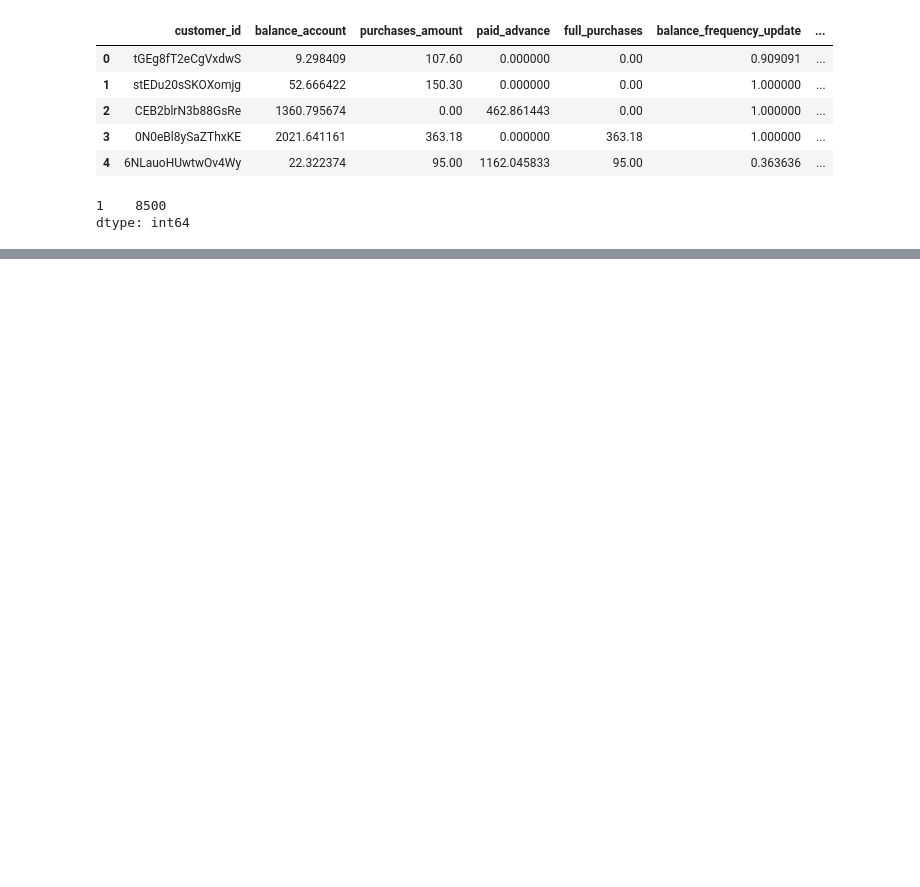
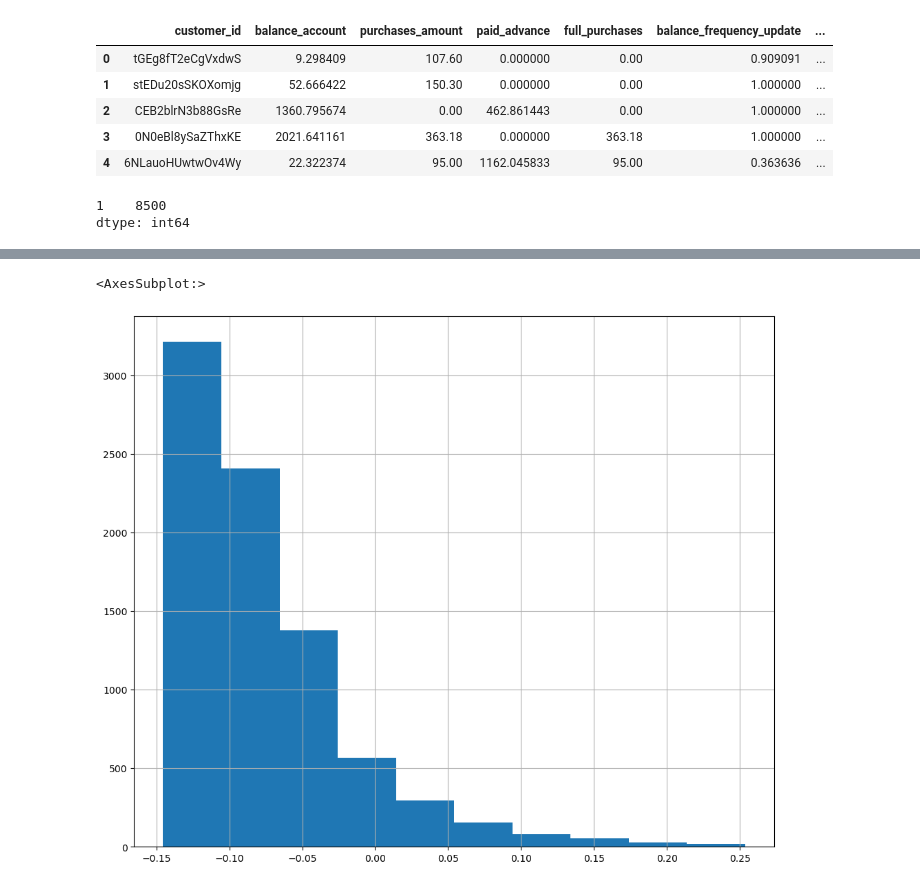
Before and after one commit to Rojoser/Credit-Card-Segmentation, a Jupyter notebook: Agus/Customer_Segmentation_Outlier_Detection.ipynb, the cells around one changed output, grey strips where cells are left out. Saved outputs shown, nothing was run; the diff lists cells and outputs as text; code cells hidden in the pictures; blank space fills up the shorter version.

```diff
--- a/Agus/Customer_Segmentation_Outlier_Detection.ipynb
+++ b/Agus/Customer_Segmentation_Outlier_Detection.ipynb
@@ -70,0 +80,2 @@ sns.heatmap(corr_high, annot = True, ax=axes[1])
+# %%
+X_clean = X.dropna().drop(columns=['customer_id'])
@@ -70,0 +86,4 @@ sns.heatmap(corr_high, annot = True, ax=axes[1])
+# %%
+outliers_IF_PYOD = IForest()
+# %%
+outliers_IF_PYOD.fit(X_clean)
@@ -70,0 +129,5 @@ sns.heatmap(corr_high, annot = True, ax=axes[1])
+# %%
+X_clean['score'].hist()
+# %% [output]
+<AxesSubplot:>
+[figure, added]
```
Also changed, not shown: parts of 22 cells of this notebook, 1 other file.
